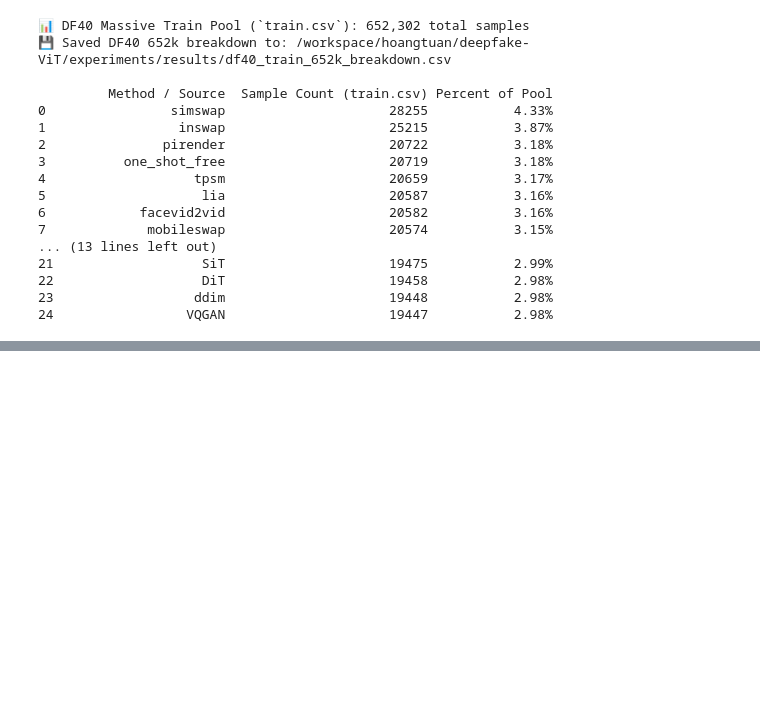
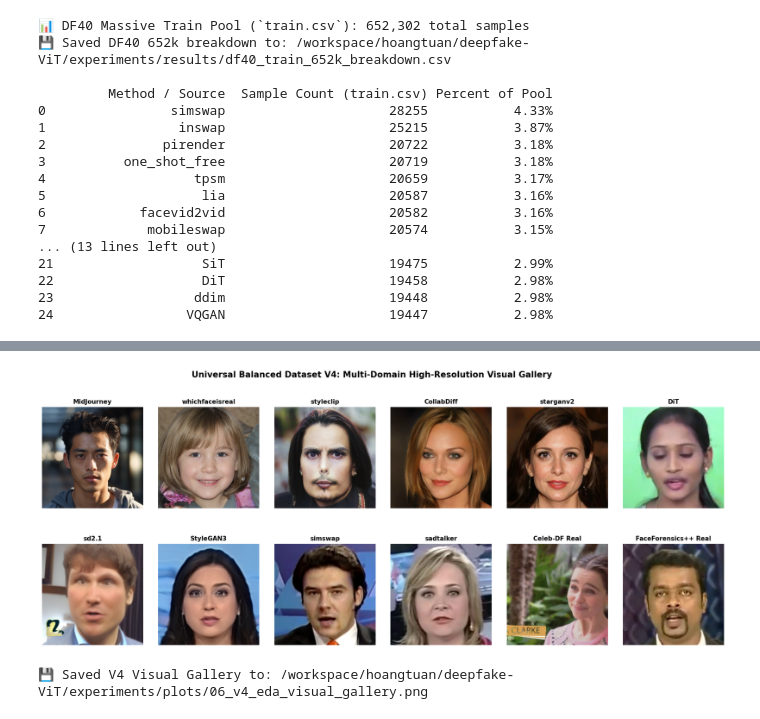
Before and after one commit to bush-le/deepfake-ViT, a Jupyter notebook: notebooks/06_comprehensive_dataset_splits_and_method_distribution_audit.ipynb, the cells around one changed output, grey strips where cells are left out. Saved outputs shown, nothing was run; the diff lists cells and outputs as text; code cells hidden in the pictures; blank space fills up the shorter version.

```diff
--- a/notebooks/06_comprehensive_dataset_splits_and_method_distribution_audit.ipynb
+++ b/notebooks/06_comprehensive_dataset_splits_and_method_distribution_audit.ipynb
@@ -578,0 +480,33 @@ print("""
+# %%
+# Step 9: V4 EDA: Multi-Domain Visual Gallery (12 Representative Paradigms)
+df_train_v4 = pd.read_csv(SPLITS_DIR / "train_v4_universal_balanced.csv")
+
+gallery_domains = [
+    "MidJourney", "whichfaceisreal", "styleclip", "CollabDiff", "starganv2", "DiT",
+    "sd2.1", "StyleGAN3", "simswap", "sadtalker", "Celeb-DF Real", "FaceForensics++ Real"
+]
+
+fig, axes = plt.subplots(2, 6, figsize=(22, 8))
+plt.subplots_adjust(wspace=0.15, hspace=0.25)
+
+for idx, dom in enumerate(gallery_domains):
+    sub = df_train_v4[df_train_v4["method"] == dom]
+    if len(sub) == 0:
+        sub = df_train_v4[df_train_v4["method"].str.contains(dom, case=False, na=False)]
+
+    ax = axes[idx // 6, idx % 6]
+    if len(sub) > 0:
+        sample_path = sub.iloc[0]["path"]
+        img = Image.open(sample_path).convert("RGB").resize((256, 256))
+        ax.imshow(img)
+    ax.set_title(dom, fontsize=11, fontweight="bold")
+    ax.axis("off")
+
+plt.suptitle("Universal Balanced Dataset V4: Multi-Domain High-Resolution Visual Gallery", fontsize=15, fontweight="bold", y=0.98)
+gallery_path = PLOTS_DIR / "06_v4_eda_visual_gallery.png"
+plt.savefig(gallery_path, dpi=200, bbox_inches="tight")
+plt.show()
+print(f"💾 Saved V4 Visual Gallery to: {gallery_path}")
+# %% [output]
+[figure, added]
+💾 Saved V4 Visual Gallery to: /workspace/hoangtuan/deepfake-ViT/experiments/plots/06_v4_eda_visual_gallery.png
```
Also changed, not shown: parts of 14 cells of this notebook, 3 other files.
